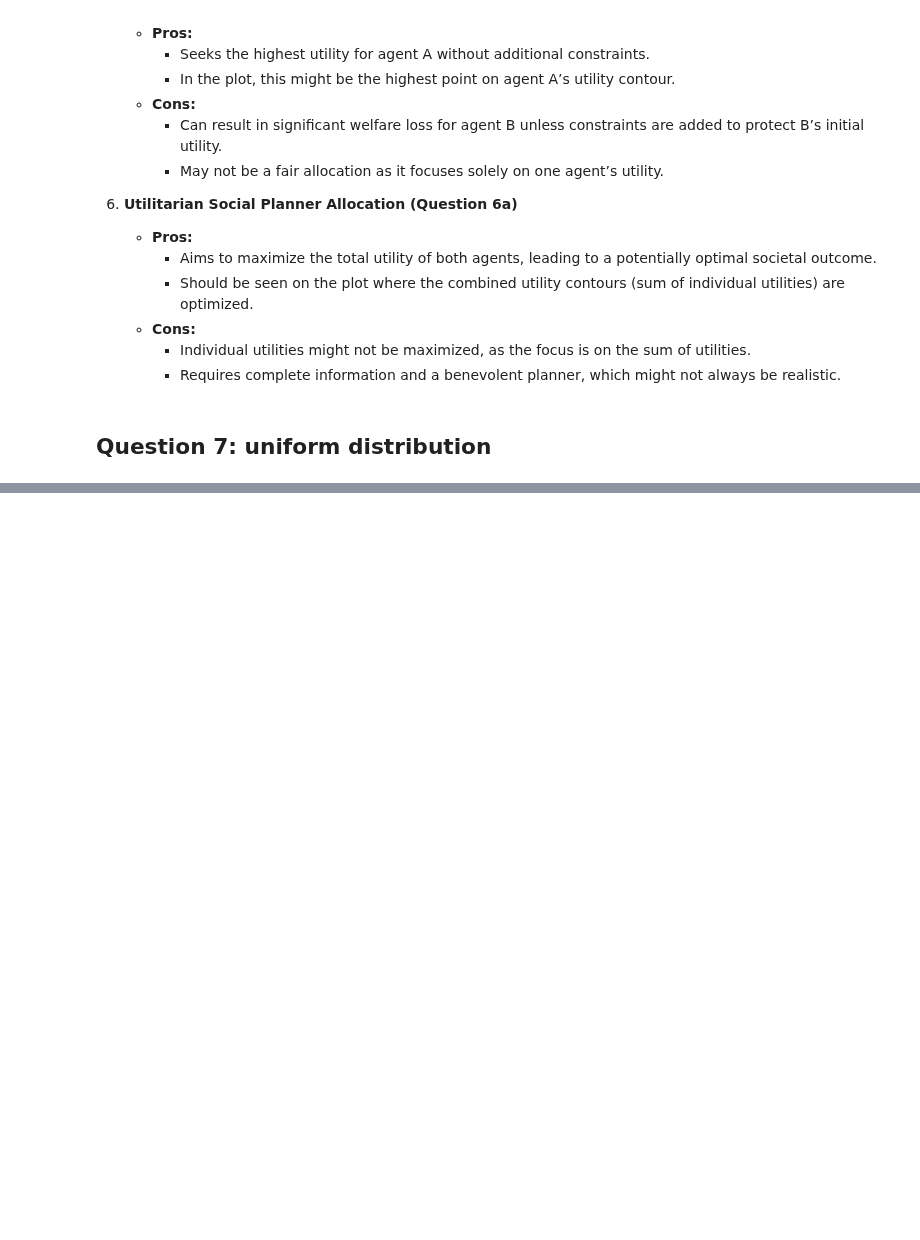
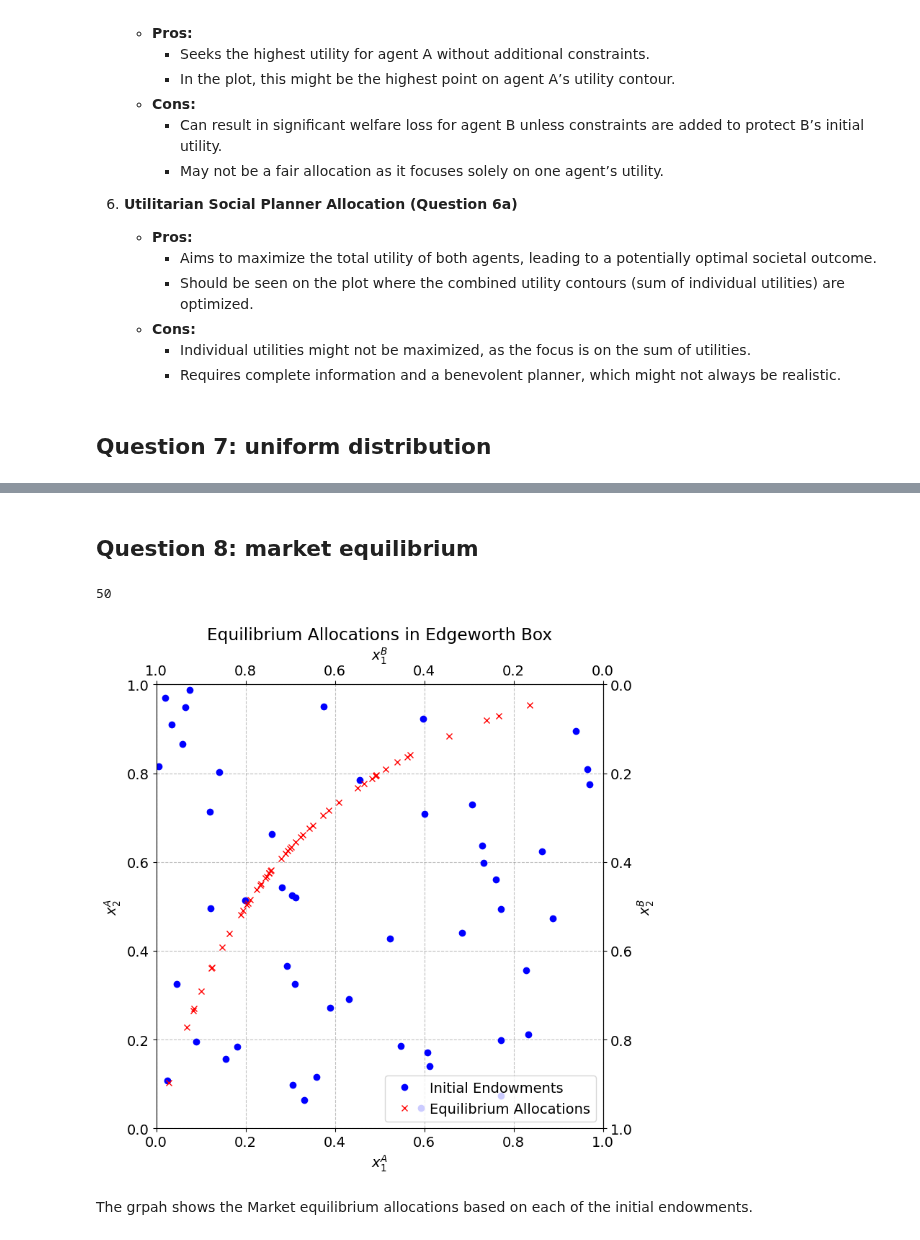
Before and after one commit to NumEconCopenhagen/projects-2024-josh-joshua-and-lyonell, a Jupyter notebook: inauguralproject/InauguralProject2024.ipynb, the cells around one changed output, grey strips where cells are left out. Drawn from its saved outputs; the diff is of its cells as text; code cells hidden in the pictures; blank space fills up the shorter version.

```diff
--- a/inauguralproject/InauguralProject2024.ipynb
+++ b/inauguralproject/InauguralProject2024.ipynb
@@ -693,0 +600,36 @@ plt.show()
+# %% [markdown]
+## Question 8: market equilibrium
+# %%
+valid_allocations = model.find_equilibrium_allocations(num_samples= 50)
+print(len(valid_allocations))
+
+# Plot the results
+fig, ax = plt.subplots(figsize=(8, 8))
+ax.plot(omega_A[:, 0], omega_A[:, 1], 'bo', label='Initial Endowments')
+ax.plot(valid_allocations[:, 0], valid_allocations[:, 1], 'rx', label='Equilibrium Allocations')
+ax.set_xlabel('$x^A_1$')
+ax.set_ylabel('$x^A_2$')
+
+
+# Configure the Edgeworth Box
+plt.xlim(0, 1)
+plt.ylim(0, 1)
+plt.xlabel('$x^A_1$')
+plt.ylabel('$x^A_2$')
+
+# Add secondary axes for B's allocations
+ax = plt.gca()
+ax_top = ax.secondary_xaxis('top', functions=(lambda x: 1 - x, lambda x: 1 - x))
+ax_right = ax.secondary_yaxis('right', functions=(lambda y: 1 - y, lambda y: 1 - y))
+ax_top.set_xlabel('$x^B_1$')
+ax_right.set_ylabel('$x^B_2$')
+
+plt.title('Equilibrium Allocations in Edgeworth Box')
+plt.legend()
+plt.grid(True)
+plt.show()
+# %% [output]
+50
+[figure, added]
+# %% [markdown]
+The grpah shows the Market equilibrium allocations based on each of the initial endowments.
```
Also changed, not shown: parts of 9 cells of this notebook, 1 other file.
